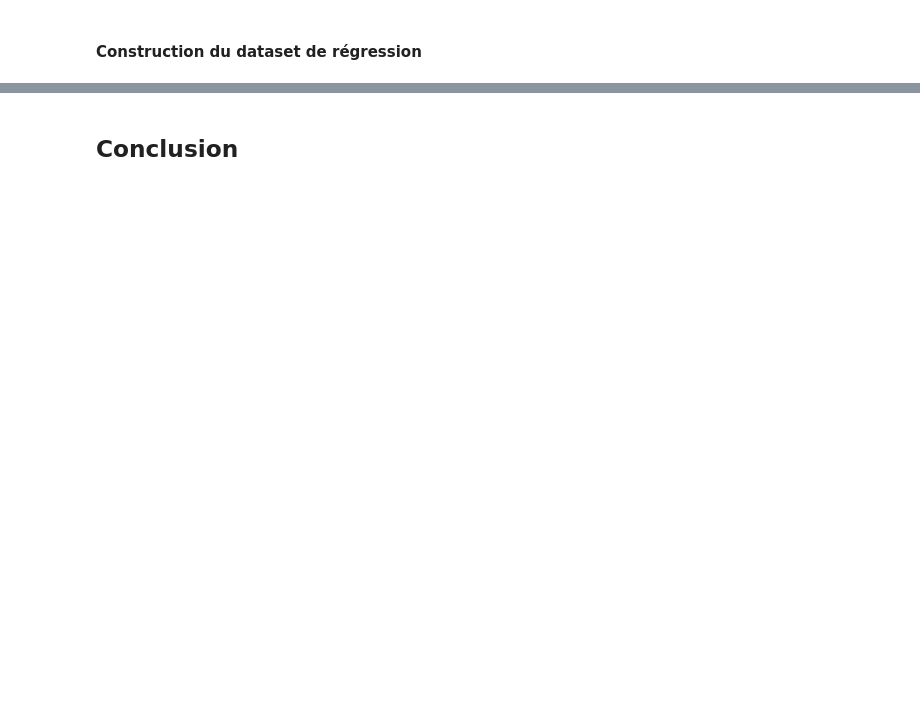
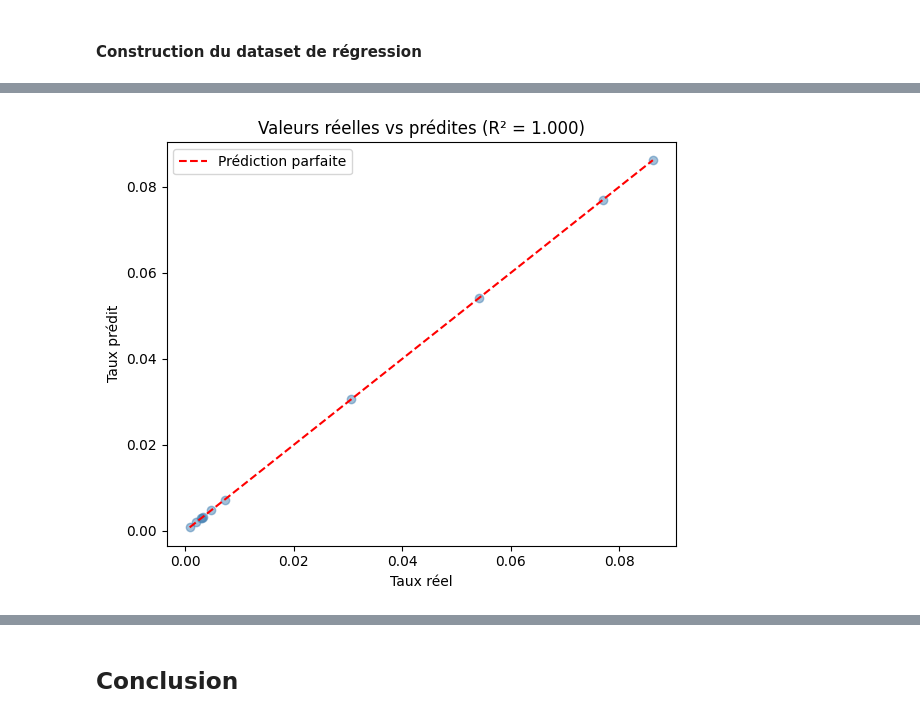
Before and after one commit to clemence-pinsard/projet_python_pour_datascience, a Jupyter notebook: main.ipynb, the cells around one changed output, grey strips where cells are left out. Saved outputs shown, nothing was run; the diff lists cells and outputs as text; code cells hidden in the pictures; blank space fills up the shorter version.

```diff
--- a/main.ipynb
+++ b/main.ipynb
@@ -1146,0 +1241,16 @@ plt.show()
+# %%
+plt.figure(figsize=(6, 5))
+plt.scatter(y_test, y_pred, alpha=0.5, color='steelblue')
+plt.plot(
+    [y_test.min(), y_test.max()],
+    [y_test.min(), y_test.max()],
+    'r--', label='Prédiction parfaite'
+)
+plt.xlabel("Taux réel")
+plt.ylabel("Taux prédit")
+plt.title(f"Valeurs réelles vs prédites (R² = {r2:.3f})")
+plt.legend()
+plt.tight_layout()
+plt.show()
+# %% [output]
+[figure, added]
```
Also changed, not shown: parts of 21 cells of this notebook, 1 other file.
